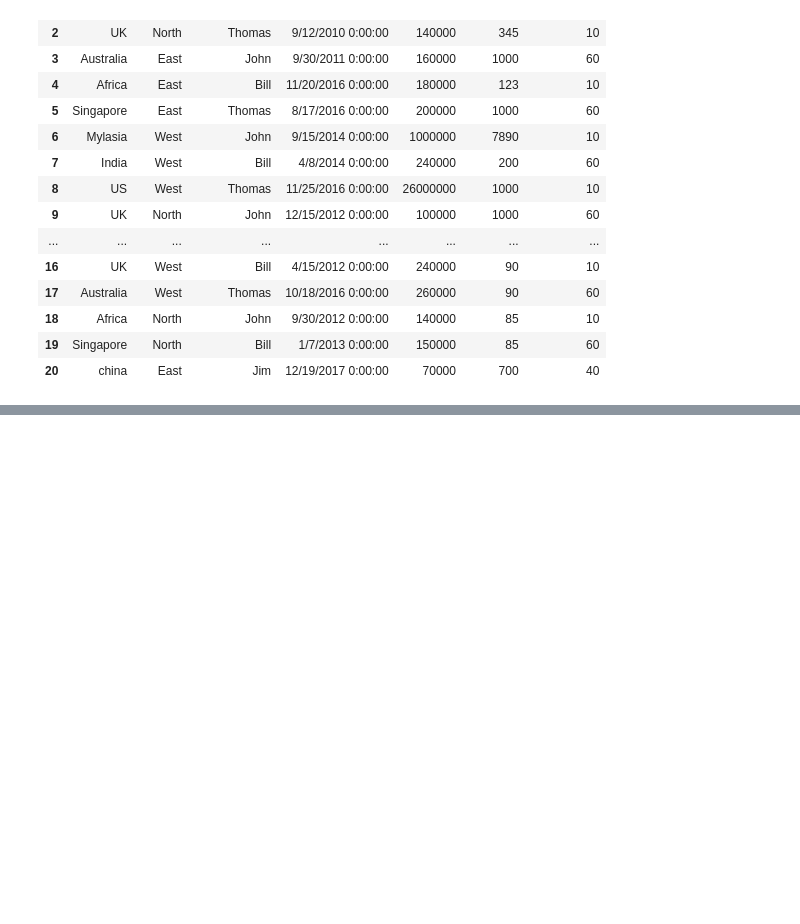
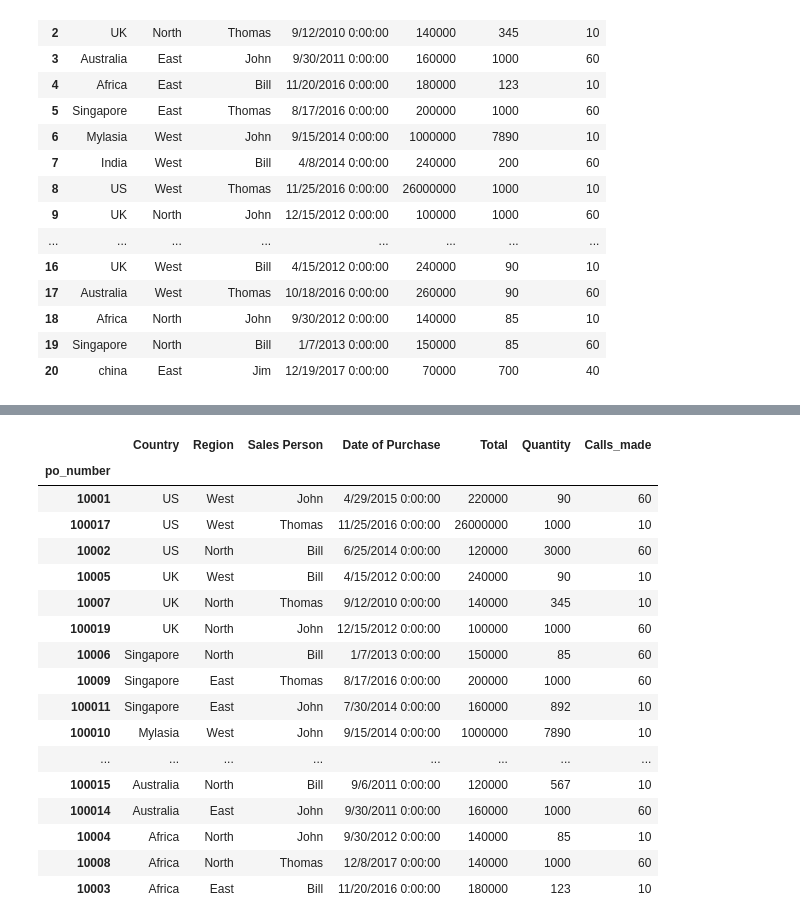
Before and after one commit to Gokulvasan-V/pandas, a Jupyter notebook: Guvi_pandas.ipynb, the cells around one changed output, grey strips where cells are left out. Cells and saved outputs as stored; diff of their text form; code cells hidden in the pictures; blank space fills up the shorter version.

```diff
--- a/Guvi_pandas.ipynb
+++ b/Guvi_pandas.ipynb
@@ -254,0 +363,3 @@ df.append(new_df_row,
+# %%
+df.sort_values('Country',inplace = True)
+df.head(10)
@@ -254,0 +379,3 @@ df.append(new_df_row,
+# %%
+df.sort_values(['Country', 'Region'],inplace = True)
+df.head(10)
@@ -254,0 +395,21 @@ df.append(new_df_row,
+# %%
+df.sort_values(['Country', 'Region'], ascending= False)
+# %% [output]
+|  | Country | Region | Sales Person | Date of Purchase | Total | Quantity | Calls_made |
+| po_number |  |  |  |  |  |  |  |
+| 10001 | US | West | John | 4/29/2015 0:00:00 | 220000 | 90 | 60 |
+| 100017 | US | West | Thomas | 11/25/2016 0:00:00 | 26000000 | 1000 | 10 |
+| 10002 | US | North | Bill | 6/25/2014 0:00:00 | 120000 | 3000 | 60 |
+| 10005 | UK | West | Bill | 4/15/2012 0:00:00 | 240000 | 90 | 10 |
+| 10007 | UK | North | Thomas | 9/12/2010 0:00:00 | 140000 | 345 | 10 |
+| 100019 | UK | North | John | 12/15/2012 0:00:00 | 100000 | 1000 | 60 |
+| 10006 | Singapore | North | Bill | 1/7/2013 0:00:00 | 150000 | 85 | 60 |
+| 10009 | Singapore | East | Thomas | 8/17/2016 0:00:00 | 200000 | 1000 | 60 |
+| 100011 | Singapore | East | John | 7/30/2014 0:00:00 | 160000 | 892 | 10 |
+| 100010 | Mylasia | West | John | 9/15/2014 0:00:00 | 1000000 | 7890 | 10 |
+| ... | ... | ... | ... | ... | ... | ... | ... |
+| 100015 | Australia | North | Bill | 9/6/2011 0:00:00 | 120000 | 567 | 10 |
+| 100014 | Australia | East | John | 9/30/2011 0:00:00 | 160000 | 1000 | 60 |
+| 10004 | Africa | North | John | 9/30/2012 0:00:00 | 140000 | 85 | 10 |
+| 10008 | Africa | North | Thomas | 12/8/2017 0:00:00 | 140000 | 1000 | 60 |
+| 10003 | Africa | East | Bill | 11/20/2016 0:00:00 | 180000 | 123 | 10 |
```
Also changed, not shown: parts of 12 cells of this notebook.
